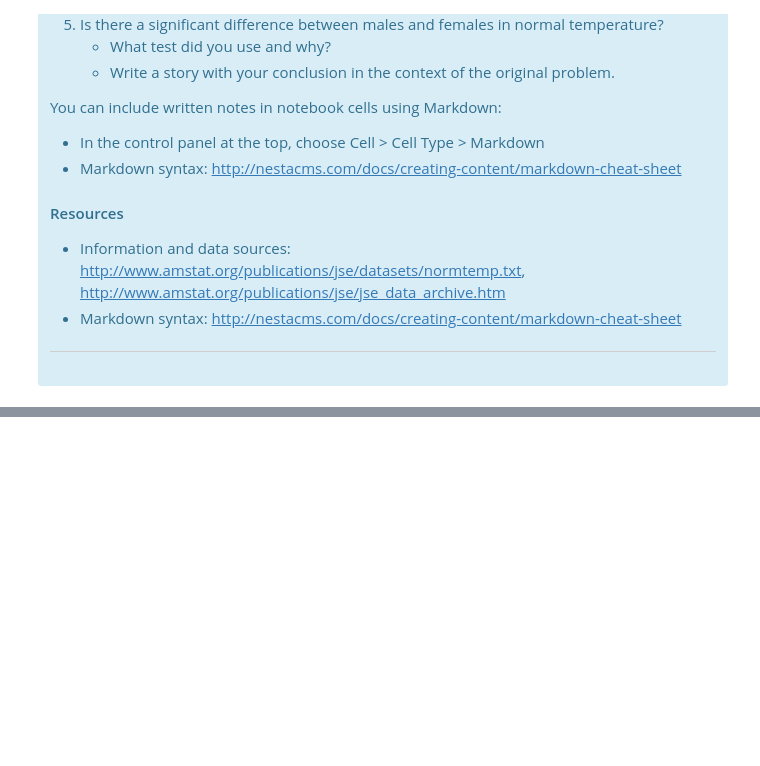
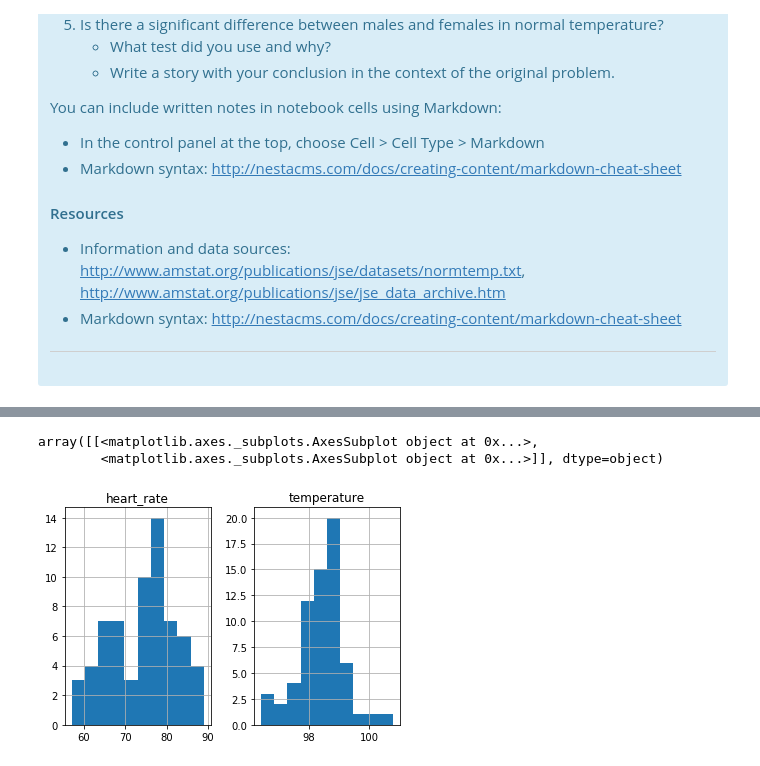
Before and after one commit to satishkvemula/springboard-datascience, a Jupyter notebook: ExploratoryDataAnalysis/human_temp/sliderule_dsi_inferential_statistics_exercise_1.ipynb, the cells around one changed output, grey strips where cells are left out. Cells and saved outputs as stored; diff of their text form; code cells hidden in the pictures; blank space fills up the shorter version.

```diff
--- a/ExploratoryDataAnalysis/human_temp/sliderule_dsi_inferential_statistics_exercise_1.ipynb
+++ b/ExploratoryDataAnalysis/human_temp/sliderule_dsi_inferential_statistics_exercise_1.ipynb
@@ -57,0 +135,7 @@ df = pd.read_csv('data/human_body_temperature.csv')
+# %%
+
+femaleData.hist()
+# %% [output]
+array([[<matplotlib.axes._subplots.AxesSubplot object at 0x...>,
+        <matplotlib.axes._subplots.AxesSubplot object at 0x...>]], dtype=object)
+[figure, added]
```
Also changed, not shown: parts of 7 cells of this notebook, 8 other files.
